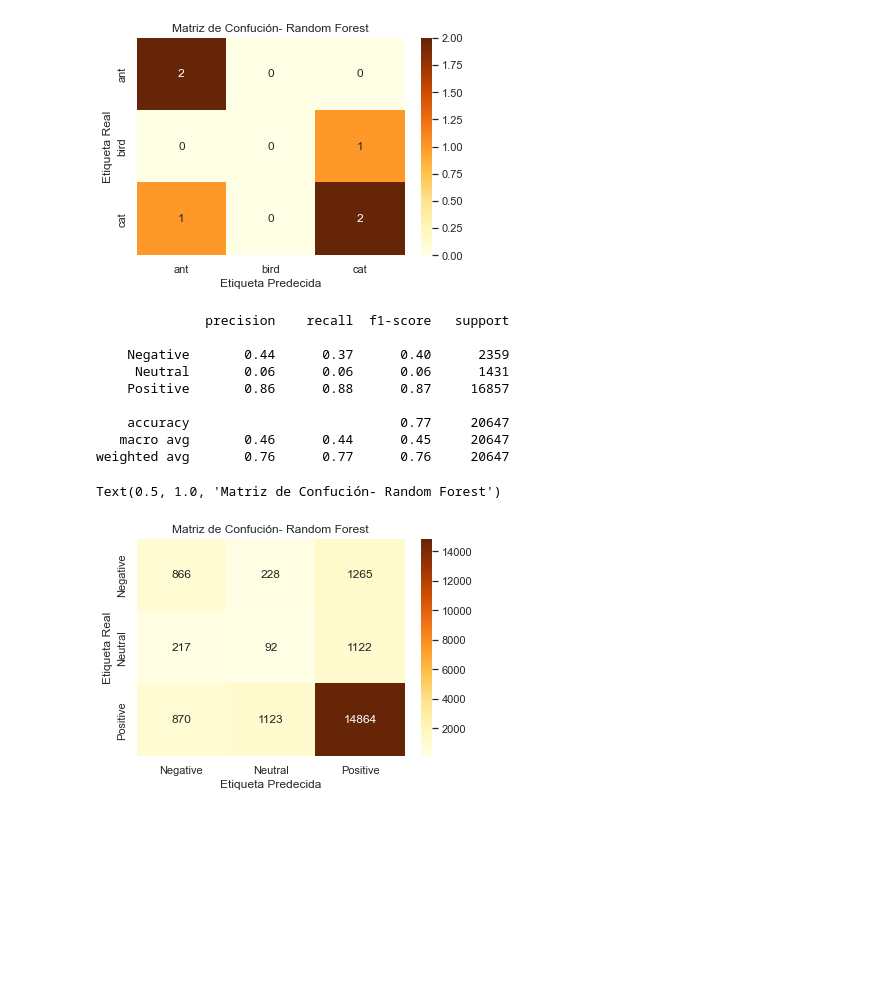
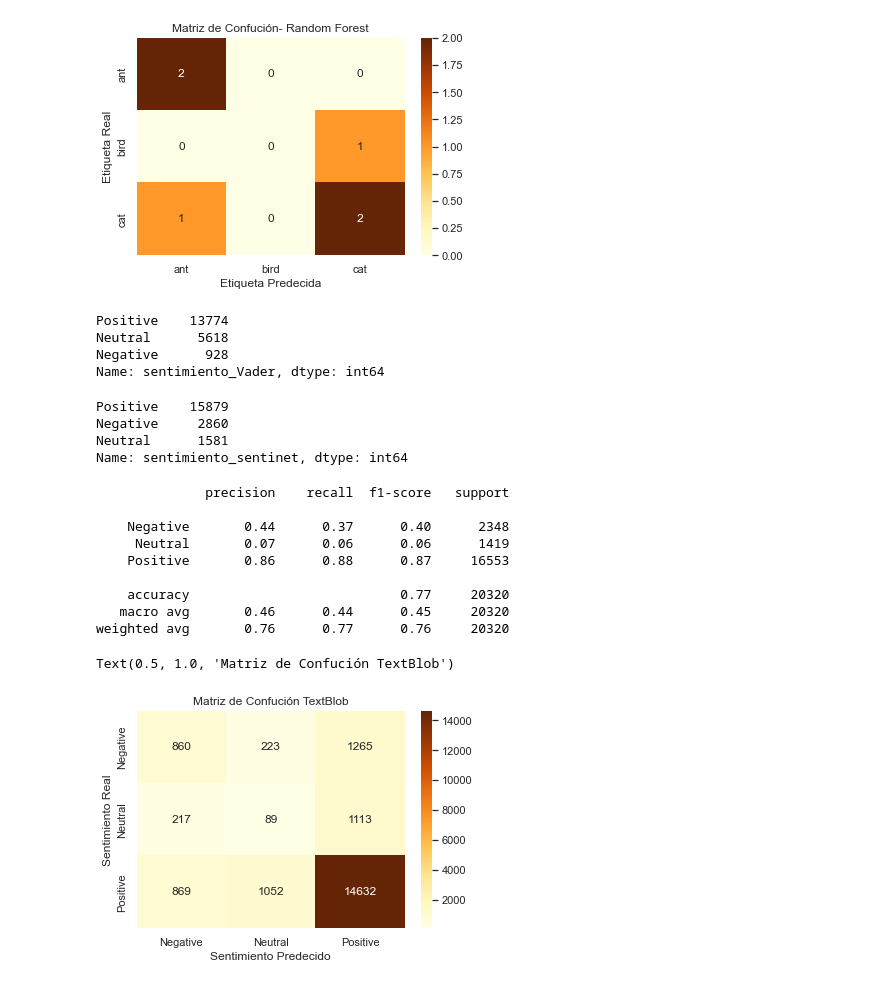
Before and after one commit to luisenerio/ProcesamientoDatosLuisLopezNerio1487280, a Jupyter notebook: Tarea2/Tarea2LuisLopezNerio.ipynb, the cells around one changed output. Cells and saved outputs as stored; diff of their text form; code cells hidden in the pictures; blank space fills up the shorter version.

```diff
--- a/Tarea2/Tarea2LuisLopezNerio.ipynb
+++ b/Tarea2/Tarea2LuisLopezNerio.ipynb
@@ -103,3 +149,4 @@ def preprocesamiento(comentario):
 # %%
-base['comment_clean']= base['comment'].apply(lambda x:preprocesamiento(x))
+base['comment_clean1']= base['comment'].apply(lambda x:preprocesamiento(x))
+base['comment_clean2']=base['comment'].apply(lambda x:preprocesamiento2(x))
 # %%
@@ -130,5 +202,5 @@ def analysis(score):
     else:
         return 'Positive'
 # %%
-base['Polaridad_textBlob']  = base['comment_clean'].apply(lambda x: getPolarity(x))
+base['Polaridad_textBlob']  = base['comment_clean2'].apply(lambda x: getPolarity(x))
 base['sentimiento_textBlob'] = base['Polaridad_textBlob'].apply(lambda x: analysis(x))
@@ -137,13 +209,9 @@ Vader
 # %%
 
 analyzer = SentimentIntensityAnalyzer()
-
-
 def vadersentimentanalysis(review):
     vs = analyzer.polarity_scores(review)
     return vs['compound']
-
-
 # function to analyse
 def vader_analysis(compound):
     if compound >= 0.5:
@@ -154,5 +222,5 @@ def vader_analysis(compound):
         return 'Neutral'
 
 
-base['Sentiment_Vader'] = base['comment_clean'].apply(vadersentimentanalysis)
+base['Sentiment_Vader'] = base['comment_clean2'].apply(vadersentimentanalysis)
 base['sentimiento_Vader'] = base['Sentiment_Vader'].apply(vader_analysis)
@@ -170,7 +238,7 @@ def token_stop_pos(text):
     return newlist
 # %%
 
-base['POS tagged'] = base['comment_clean'].apply(token_stop_pos)
+base['POS tagged'] = base['comment_clean2'].apply(token_stop_pos)
 # %%
 def sentiwordnetanalysis(pos_data):
     sentiment = 0
@@ -318,28 +374,42 @@ y_real = base['sentimiento1']
 y_pred_text_blob =base['sentimiento_textBlob']
 y_pred_vader = base['sentimiento_Vader']
 y_pred_sentinet = base['sentimiento_sentinet']
+# %%
+y_pred_vader.value_counts()
+# %% [output]
+Positive    13774
+Neutral      5618
+Negative      928
+Name: sentimiento_Vader, dtype: int64
+# %%
+y_pred_sentinet.value_counts()
+# %% [output]
+Positive    15879
+Negative     2860
+Neutral      1581
+Name: sentimiento_sentinet, dtype: int64
 # %%
 m1 = confusion_matrix(y_real, y_pred_text_blob)
 print(classification_report(y_real, y_pred_text_blob))
 
 sns.heatmap(m1,annot=True, cmap="YlOrBr", fmt="d",
             xticklabels =["Negative", "Neutral", "Positive"],
             yticklabels = ["Negative", "Neutral", "Positive"])
-plt.ylabel('Etiqueta Real')
-plt.xlabel('Etiqueta Predecida')
-plt.title("Matriz de Confución- Random Forest")
+plt.ylabel('Sentimiento Real')
+plt.xlabel('Sentimiento Predecido')
+plt.title("Matriz de Confución TextBlob")
 # %% [output]
               precision    recall  f1-score   support
 
-    Negative       0.44      0.37      0.40      2359
-     Neutral       0.06      0.06      0.06      1431
-    Positive       0.86      0.88      0.87     16857
+    Negative       0.44      0.37      0.40      2348
+     Neutral       0.07      0.06      0.06      1419
+    Positive       0.86      0.88      0.87     16553
 
-    accuracy                           0.77     20647
-   macro avg       0.46      0.44      0.45     20647
-weighted avg       0.76      0.77      0.76     20647
+    accuracy                           0.77     20320
+   macro avg       0.46      0.44      0.45     20320
+weighted avg       0.76      0.77      0.76     20320
-Text(0.5, 1.0, 'Matriz de Confución- Random Forest')
+Text(0.5, 1.0, 'Matriz de Confución TextBlob')
-[figure, old version]
+[figure, new version]
 # %%
 m2 = confusion_matrix(y_real, y_pred_vader)
 print(classification_report(y_real, y_pred_vader))
```
Also changed, not shown: parts of 37 cells of this notebook, 6 other files.
